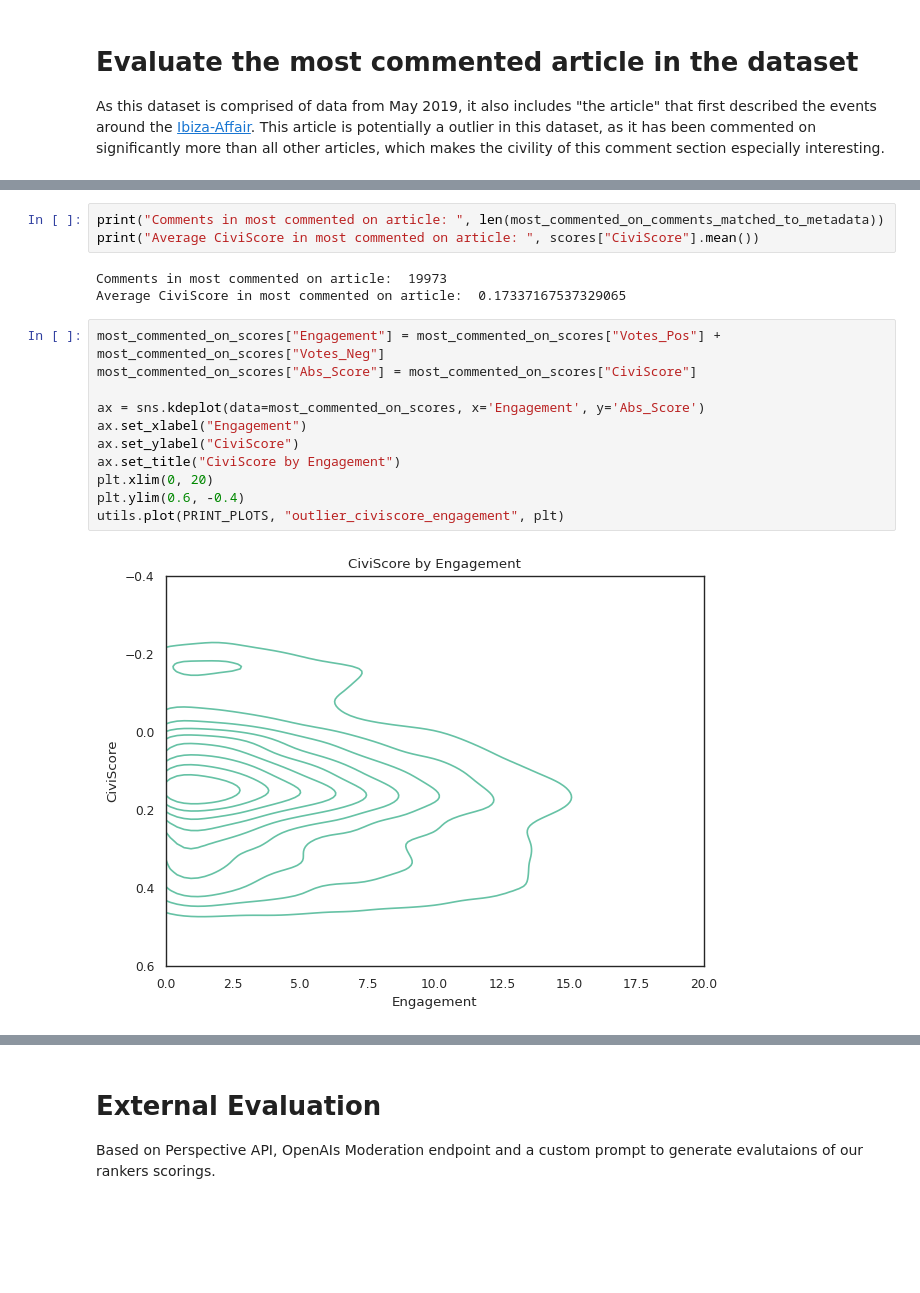
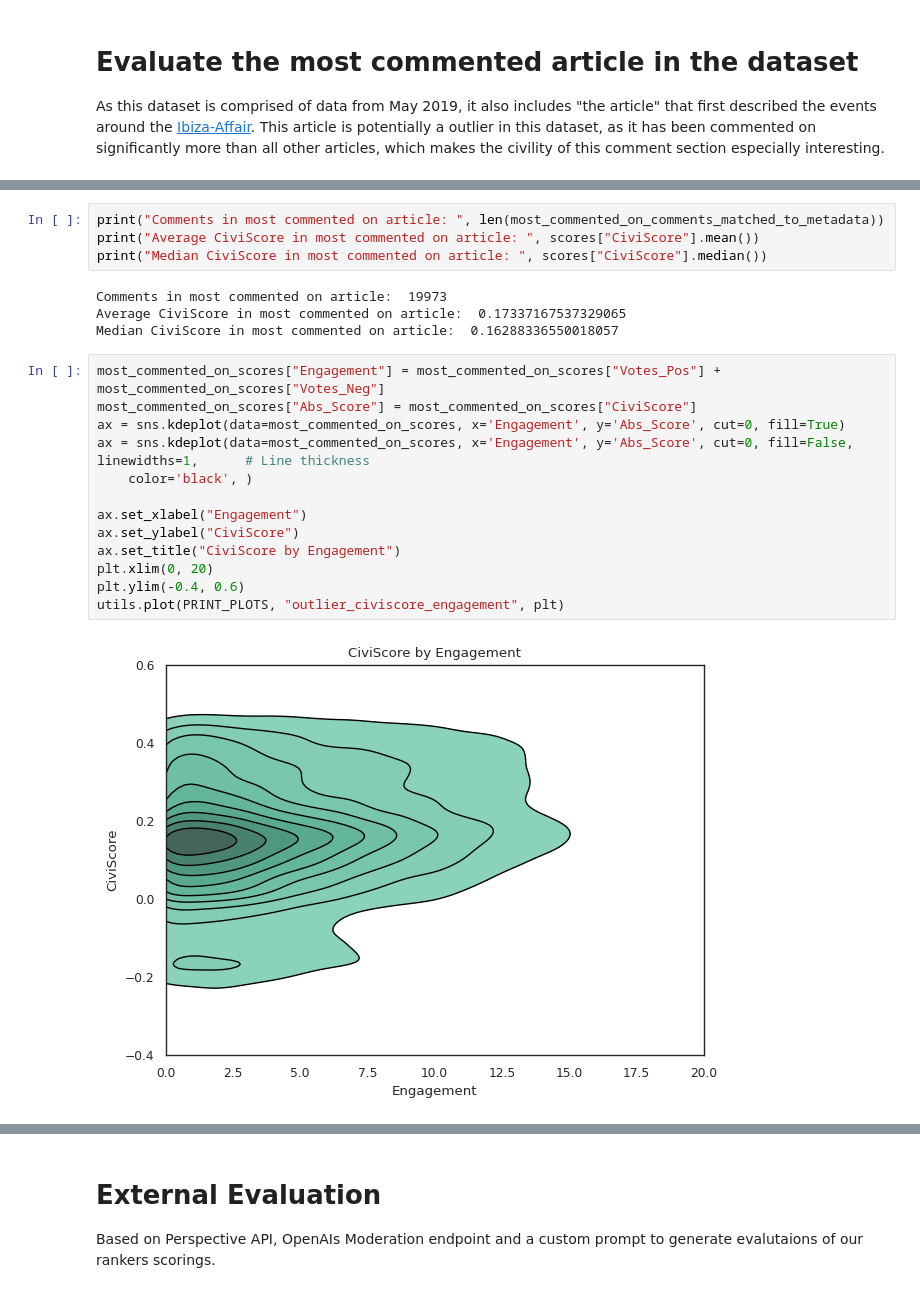
Before and after one commit to lorenzprattes/CiviRank, a Jupyter notebook: evaluation/evaluation.ipynb, the cells around one changed output, grey strips where cells are left out. Cells and saved outputs as stored; diff of their text form; blank space fills up the shorter version.

Commit message:
Add locking, some settings, eval, figures, etc

```diff
--- a/evaluation/evaluation.ipynb
+++ b/evaluation/evaluation.ipynb
@@ -539,22 +792,26 @@ Stored variables successfully!
 # %%
 print("Comments in most commented on article: ", len(most_commented_on_comments_matched_to_metadata))
 print("Average CiviScore in most commented on article: ", scores["CiviScore"].mean())
+print("Median CiviScore in most commented on article: ", scores["CiviScore"].median())
 # %% [output]
 Comments in most commented on article:  19973
 Average CiviScore in most commented on article:  0.17337167537329065
+Median CiviScore in most commented on article:  0.16288336550018057
 # %%
 most_commented_on_scores["Engagement"] = most_commented_on_scores["Votes_Pos"] + most_commented_on_scores["Votes_Neg"]
 most_commented_on_scores["Abs_Score"] = most_commented_on_scores["CiviScore"]
+ax = sns.kdeplot(data=most_commented_on_scores, x='Engagement', y='Abs_Score', cut=0, fill=True)
+ax = sns.kdeplot(data=most_commented_on_scores, x='Engagement', y='Abs_Score', cut=0, fill=False, linewidths=1,      # Line thickness
+    color='black', )
 
-ax = sns.kdeplot(data=most_commented_on_scores, x='Engagement', y='Abs_Score')
 ax.set_xlabel("Engagement")
 ax.set_ylabel("CiviScore")
 ax.set_title("CiviScore by Engagement")
 plt.xlim(0, 20)
-plt.ylim(0.6, -0.4)
+plt.ylim(-0.4, 0.6)
 utils.plot(PRINT_PLOTS, "outlier_civiscore_engagement", plt)
 # %% [output]
-[figure, old version]
+[figure, new version]
 # %%
 outlier = pd.DataFrame({
         "article_id": [most_commented_on],
```
Also changed, not shown: parts of 28 cells of this notebook, 25 other files.
